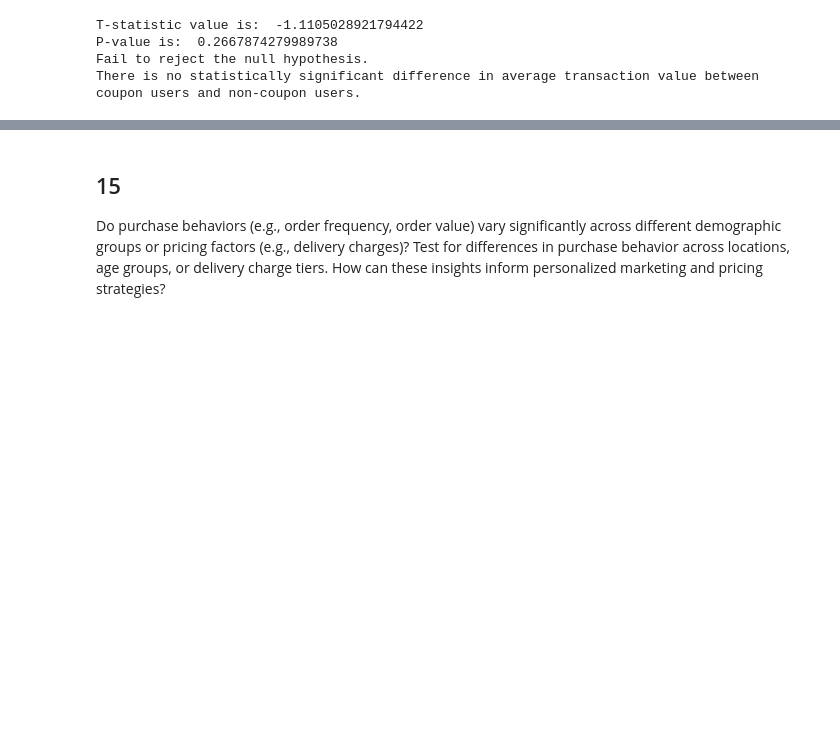
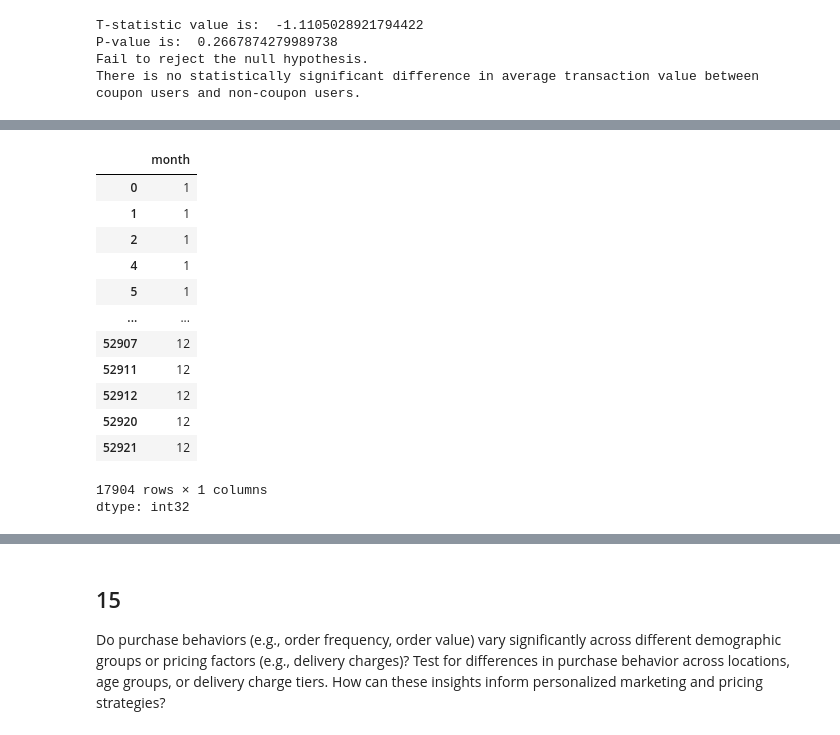
Before and after one commit to rakshit-singh/ECommerce-Sales-Data-Analysis, a Jupyter notebook: ECommerceData_CaseStudy.ipynb, the cells around one changed output, grey strips where cells are left out. Cells and saved outputs as stored; diff of their text form; code cells hidden in the pictures; blank space fills up the shorter version.

```diff
--- a/ECommerceData_CaseStudy.ipynb
+++ b/ECommerceData_CaseStudy.ipynb
@@ -920,0 +1008,17 @@ There is no statistically significant difference in average transaction value be
+# %%
+coupon_users['month']
+# %% [output]
+|  | month |
+| 0 | 1 |
+| 1 | 1 |
+| 2 | 1 |
+| 4 | 1 |
+| 5 | 1 |
+| ... | ... |
+| 52907 | 12 |
+| 52911 | 12 |
+| 52912 | 12 |
+| 52920 | 12 |
+| 52921 | 12 |
+17904 rows × 1 columns
+dtype: int32
```
Also changed, not shown: parts of 14 cells of this notebook, 7 other files.
